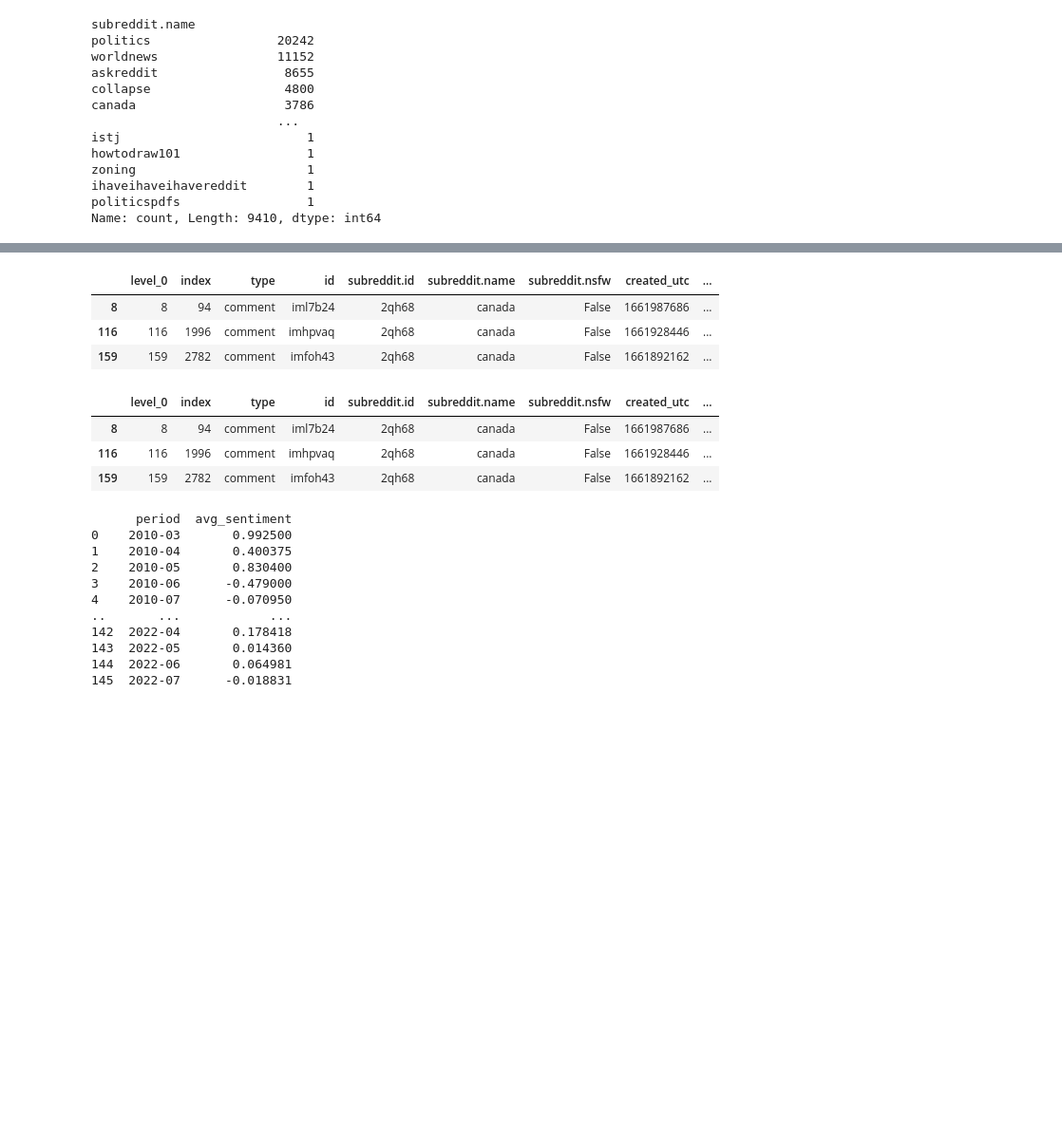
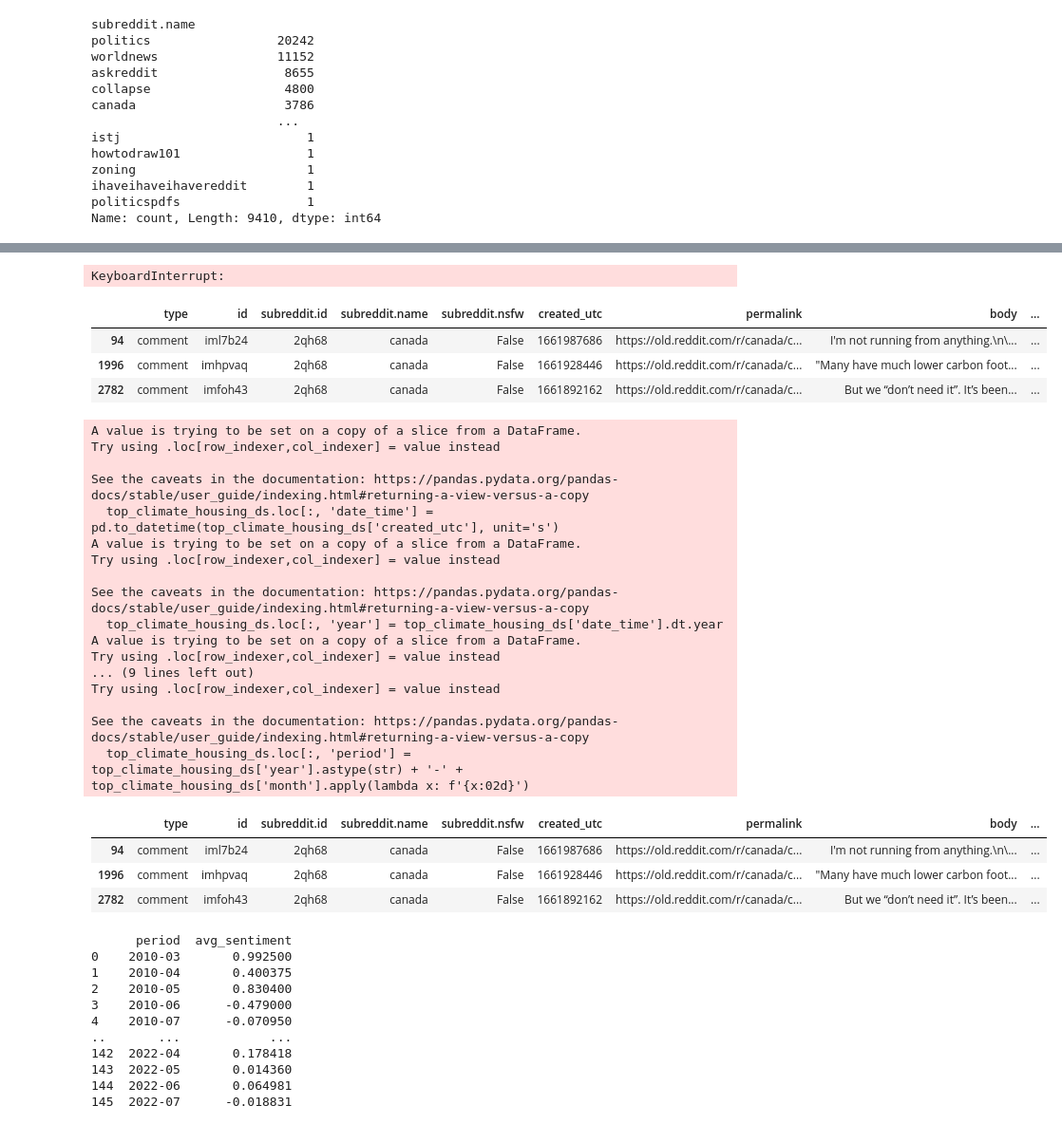
Before and after one commit to lucywu12/sentishelter, a Jupyter notebook: technica-2023.ipynb, the cells around one changed output, grey strips where cells are left out. Shown at 95% size. Drawn from its saved outputs; the diff is of its cells as text; code cells hidden in the pictures; blank space fills up the shorter version.

```diff
--- a/technica-2023.ipynb
+++ b/technica-2023.ipynb
@@ -197,10 +195,16 @@ nlp = spacy.load('en_core_web_sm', disable=['parser', 'ner'])
 stopwords = nlp.Defaults.stop_words
 len(stopwords)
 
-nlp.Defaults.stop_words -= {"no", "not"} #preserve negative sentiment
+nlp.Defaults.stop_words -= {"no", "not"}  # preserve negative sentiment
 
 # Short function to process the text
 def preprocess(comment):
+    # Removing HTML tags and artifacts
+    comment = re.sub(r'<.*?>', '', comment)  # remove HTML tags
+    comment = re.sub(r'\n',' ', comment)  # remove newline characters
+    comment = re.sub(r'/s',' ', comment)  # remove newline characters
+    comment = re.sub(r'&[a-z]+;', ' ', comment)  # Remove HTML entities
+
     doc = nlp(comment)
 
     processed_words_list = [
@@ -210,39 +214,56 @@ def preprocess(comment):
     ]
     return ' '.join(processed_words_list)
 
-#top_climate_housing_ds['tokens'] = top_climate_housing_ds['body'].parallel_apply(preprocess)
+# Apply the preprocessing function to your data
 top_climate_housing_ds.loc[:, 'tokens'] = top_climate_housing_ds['body'].apply(preprocess)
+# %% [output]
+KeyboardInterrupt:
 # %%
 pd.set_option('display.max_colwidth', None) #wider columns to read comment
 top_climate_housing_ds.head(3)
 # %% [output]
-|  | level_0 | index | type | id | subreddit.id | subreddit.name | subreddit.nsfw | created_utc | ... |
-| 8 | 8 | 94 | comment | iml7b24 | 2qh68 | canada | False | 1661987686 | ... |
-| 116 | 116 | 1996 | comment | imhpvaq | 2qh68 | canada | False | 1661928446 | ... |
-| 159 | 159 | 2782 | comment | imfoh43 | 2qh68 | canada | False | 1661892162 | ... |
+|  | type | id | subreddit.id | subreddit.name | subreddit.nsfw | created_utc | permalink | body | ... |
+| 94 | comment | iml7b24 | 2qh68 | canada | False | 1661987686 | https://old.reddit.com/r/canada/c... | I'm not running from anything.\n\... | ... |
+| 1996 | comment | imhpvaq | 2qh68 | canada | False | 1661928446 | https://old.reddit.com/r/canada/c... | "Many have much lower carbon foot... | ... |
+| 2782 | comment | imfoh43 | 2qh68 | canada | False | 1661892162 | https://old.reddit.com/r/canada/c... | But we “don’t need it”. It’s been... | ... |
 # %%
 #convert utc time
 pd.reset_option('display.max_colwidth') #reset column size
 
 #climate_housing_ds['date_time'] = pd.to_datetime(climate_housing_ds['created_utc'], unit='s')
 
 top_climate_housing_ds.loc[:, 'date_time'] = pd.to_datetime(top_climate_housing_ds['created_utc'], unit='s')
 
 top_climate_housing_ds.loc[:, 'year'] = top_climate_housing_ds['date_time'].dt.year
 top_climate_housing_ds.loc[:, 'month'] = top_climate_housing_ds['date_time'].dt.month
 top_climate_housing_ds.loc[:, 'day'] = top_climate_housing_ds['date_time'].dt.day
 
-
-
-.loc[:, 'period'] = top_climate_housing_ds['year'].astype(str) + '-' + top_climate_housing_ds['month'].apply(lambda x: f'{x:02d}')
+top_climate_housing_ds.loc[:, 'period'] = top_climate_housing_ds['year'].astype(str) + '-' + top_climate_housing_ds['month'].apply(lambda x: f'{x:02d}')
 
 pd.set_option('display.max_colwidth', None)
 top_climate_housing_ds.head(3)
 # %% [output]
+A value is trying to be set on a copy of a slice from a DataFrame.
+Try using .loc[row_indexer,col_indexer] = value instead
+
+See the caveats in the documentation: https://pandas.pydata.org/pandas-docs/stable/user_guide/indexing.html#returning-a-view-versus-a-copy
+  top_climate_housing_ds.loc[:, 'date_time'] = pd.to_datetime(top_climate_housing_ds['created_utc'], unit='s')
+A value is trying to be set on a copy of a slice from a DataFrame.
+Try using .loc[row_indexer,col_indexer] = value instead
+
+See the caveats in the documentation: https://pandas.pydata.org/pandas-docs/stable/user_guide/indexing.html#returning-a-view-versus-a-copy
+  top_climate_housing_ds.loc[:, 'year'] = top_climate_housing_ds['date_time'].dt.year
+A value is trying to be set on a copy of a slice from a DataFrame.
+Try using .loc[row_indexer,col_indexer] = value instead
+... (9 lines left out)
+Try using .loc[row_indexer,col_indexer] = value instead
+
+See the caveats in the documentation: https://pandas.pydata.org/pandas-docs/stable/user_guide/indexing.html#returning-a-view-versus-a-copy
+  top_climate_housing_ds.loc[:, 'period'] = top_climate_housing_ds['year'].astype(str) + '-' + top_climate_housing_ds['month'].apply(lambda x: f'{x:02d}')
-|  | level_0 | index | type | id | subreddit.id | subreddit.name | subreddit.nsfw | created_utc | ... |
-| 8 | 8 | 94 | comment | iml7b24 | 2qh68 | canada | False | 1661987686 | ... |
-| 116 | 116 | 1996 | comment | imhpvaq | 2qh68 | canada | False | 1661928446 | ... |
-| 159 | 159 | 2782 | comment | imfoh43 | 2qh68 | canada | False | 1661892162 | ... |
+|  | type | id | subreddit.id | subreddit.name | subreddit.nsfw | created_utc | permalink | body | ... |
+| 94 | comment | iml7b24 | 2qh68 | canada | False | 1661987686 | https://old.reddit.com/r/canada/c... | I'm not running from anything.\n\... | ... |
+| 1996 | comment | imhpvaq | 2qh68 | canada | False | 1661928446 | https://old.reddit.com/r/canada/c... | "Many have much lower carbon foot... | ... |
+| 2782 | comment | imfoh43 | 2qh68 | canada | False | 1661892162 | https://old.reddit.com/r/canada/c... | But we “don’t need it”. It’s been... | ... |
 # %%
 pd.reset_option('display.max_colwidth') #reset view size
 
```
Also changed, not shown: parts of 17 cells of this notebook.
